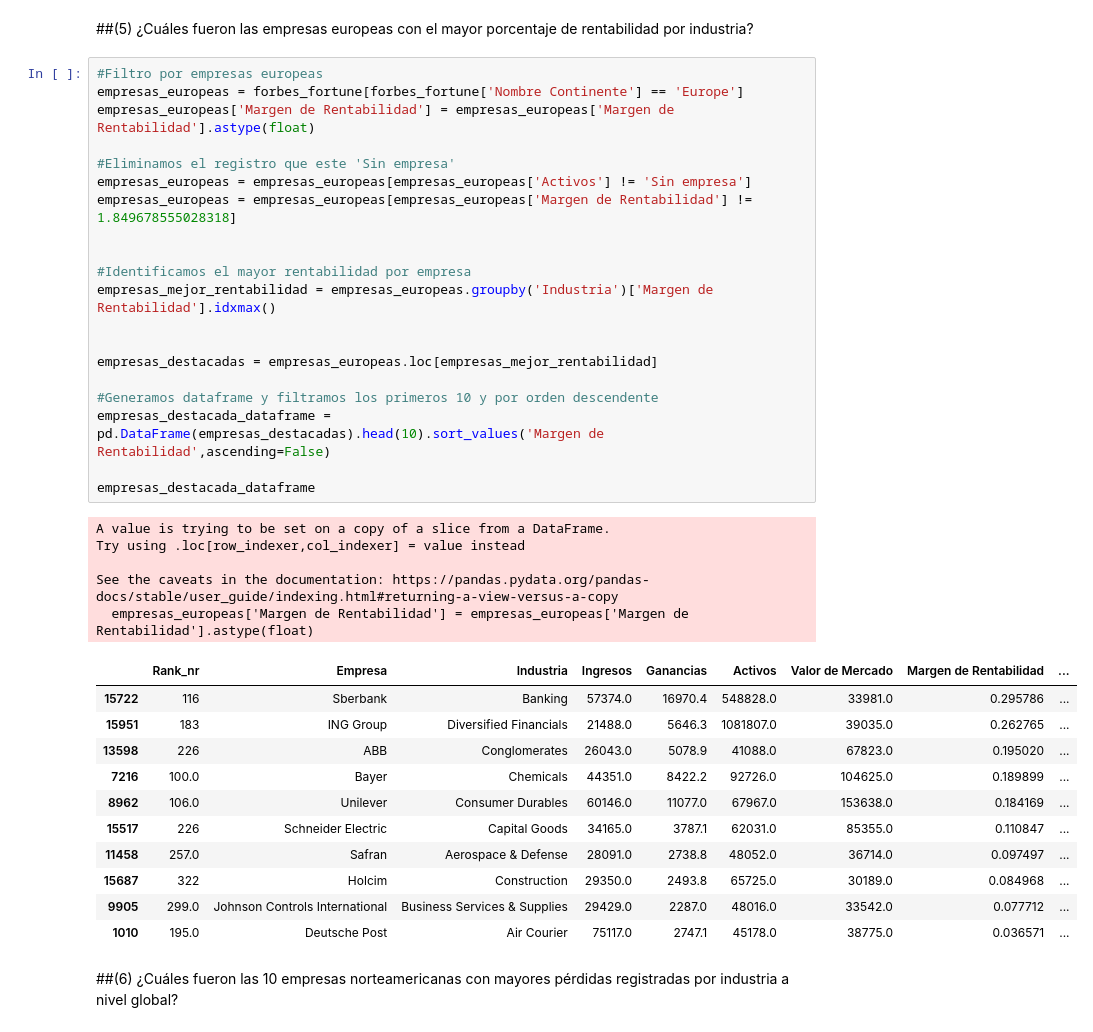
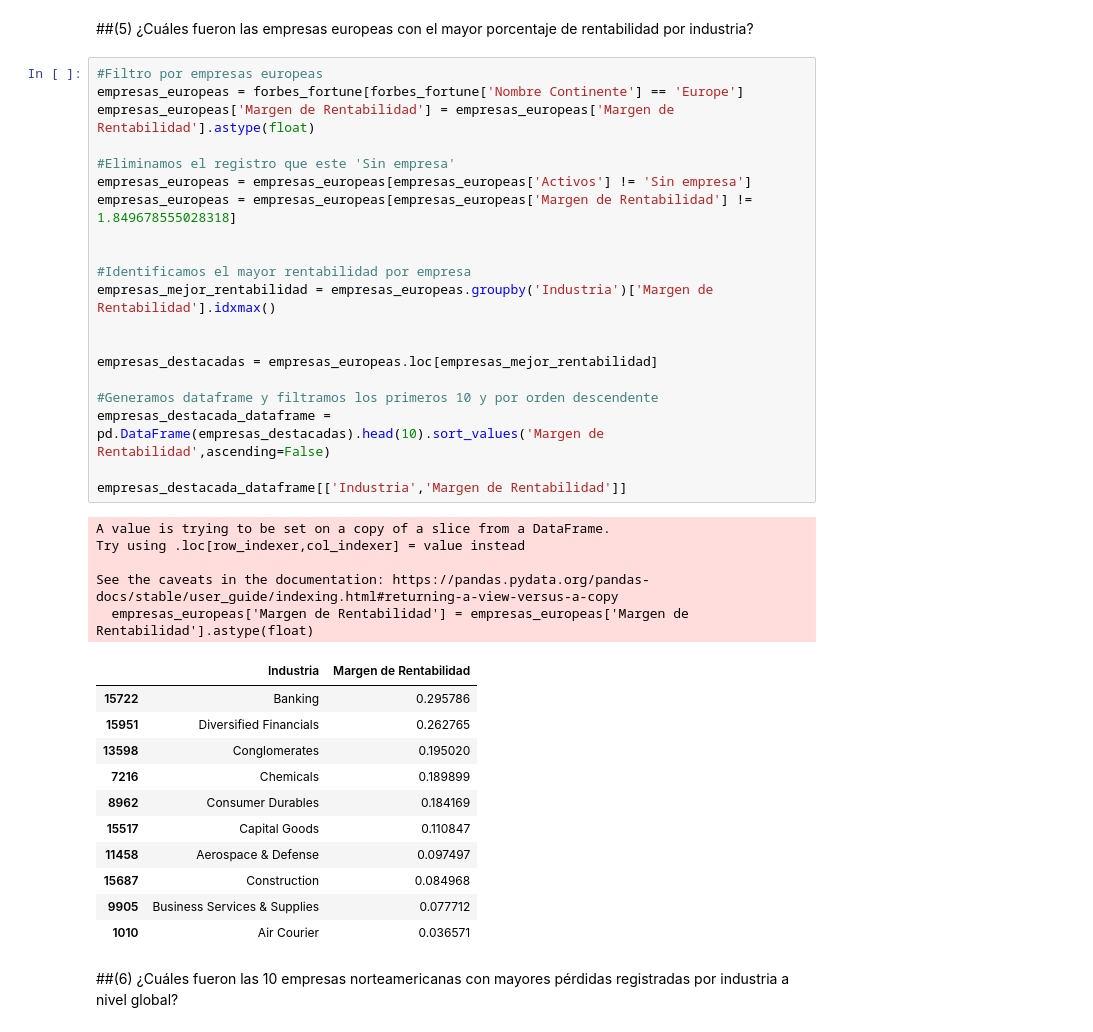
Before and after one commit to Bigote93/DataInsider, a Jupyter notebook: DesafioDataInsider_Nalli.ipynb, the cells around one changed output. Saved outputs shown, nothing was run; the diff lists cells and outputs as text.

```diff
--- a/DesafioDataInsider_Nalli.ipynb
+++ b/DesafioDataInsider_Nalli.ipynb
@@ -1655,40 +1655,40 @@ See the caveats in the documentation: https://pandas.pydata.org/pandas-docs/stab
 # %%
 #Filtro por empresas europeas
 empresas_europeas = forbes_fortune[forbes_fortune['Nombre Continente'] == 'Europe']
 empresas_europeas['Margen de Rentabilidad'] = empresas_europeas['Margen de Rentabilidad'].astype(float)
 
 #Eliminamos el registro que este 'Sin empresa'
 empresas_europeas = empresas_europeas[empresas_europeas['Activos'] != 'Sin empresa']
 empresas_europeas = empresas_europeas[empresas_europeas['Margen de Rentabilidad'] != 1.849678555028318]
 
 
 #Identificamos el mayor rentabilidad por empresa
 empresas_mejor_rentabilidad = empresas_europeas.groupby('Industria')['Margen de Rentabilidad'].idxmax()
 
 
 empresas_destacadas = empresas_europeas.loc[empresas_mejor_rentabilidad]
 
 #Generamos dataframe y filtramos los primeros 10 y por orden descendente
 empresas_destacada_dataframe = pd.DataFrame(empresas_destacadas).head(10).sort_values('Margen de Rentabilidad',ascending=False)
 
-empresas_destacada_dataframe
+empresas_destacada_dataframe[['Industria','Margen de Rentabilidad']]
 # %% [output]
 A value is trying to be set on a copy of a slice from a DataFrame.
 Try using .loc[row_indexer,col_indexer] = value instead
 
 See the caveats in the documentation: https://pandas.pydata.org/pandas-docs/stable/user_guide/indexing.html#returning-a-view-versus-a-copy
   empresas_europeas['Margen de Rentabilidad'] = empresas_europeas['Margen de Rentabilidad'].astype(float)
-|  | Rank_nr | Empresa | Industria | Ingresos | Ganancias | Activos | Valor de Mercado | Margen de Rentabilidad | ... |
-| 15722 | 116 | Sberbank | Banking | 57374.0 | 16970.4 | 548828.0 | 33981.0 | 0.295786 | ... |
-| 15951 | 183 | ING Group | Diversified Financials | 21488.0 | 5646.3 | 1081807.0 | 39035.0 | 0.262765 | ... |
-| 13598 | 226 | ABB | Conglomerates | 26043.0 | 5078.9 | 41088.0 | 67823.0 | 0.195020 | ... |
-| 7216 | 100.0 | Bayer | Chemicals | 44351.0 | 8422.2 | 92726.0 | 104625.0 | 0.189899 | ... |
-| 8962 | 106.0 | Unilever | Consumer Durables | 60146.0 | 11077.0 | 67967.0 | 153638.0 | 0.184169 | ... |
-| 15517 | 226 | Schneider Electric | Capital Goods | 34165.0 | 3787.1 | 62031.0 | 85355.0 | 0.110847 | ... |
-| 11458 | 257.0 | Safran | Aerospace & Defense | 28091.0 | 2738.8 | 48052.0 | 36714.0 | 0.097497 | ... |
-| 15687 | 322 | Holcim | Construction | 29350.0 | 2493.8 | 65725.0 | 30189.0 | 0.084968 | ... |
-| 9905 | 299.0 | Johnson Controls International | Business Services & Supplies | 29429.0 | 2287.0 | 48016.0 | 33542.0 | 0.077712 | ... |
-| 1010 | 195.0 | Deutsche Post | Air Courier | 75117.0 | 2747.1 | 45178.0 | 38775.0 | 0.036571 | ... |
+|  | Industria | Margen de Rentabilidad |
+| 15722 | Banking | 0.295786 |
+| 15951 | Diversified Financials | 0.262765 |
+| 13598 | Conglomerates | 0.195020 |
+| 7216 | Chemicals | 0.189899 |
+| 8962 | Consumer Durables | 0.184169 |
+| 15517 | Capital Goods | 0.110847 |
+| 11458 | Aerospace & Defense | 0.097497 |
+| 15687 | Construction | 0.084968 |
+| 9905 | Business Services & Supplies | 0.077712 |
+| 1010 | Air Courier | 0.036571 |
 # %% [markdown]
 ##(6) ¿Cuáles fueron las 10 empresas norteamericanas con mayores pérdidas registradas por industria a nivel global?
 # %%
```
Also changed, not shown: parts of 32 cells of this notebook.
